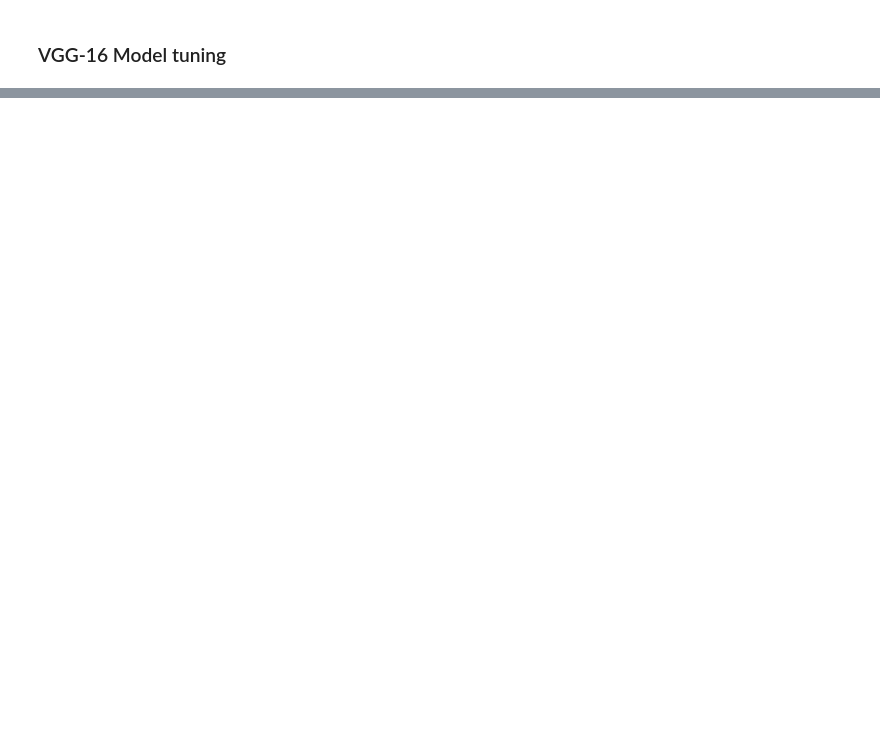
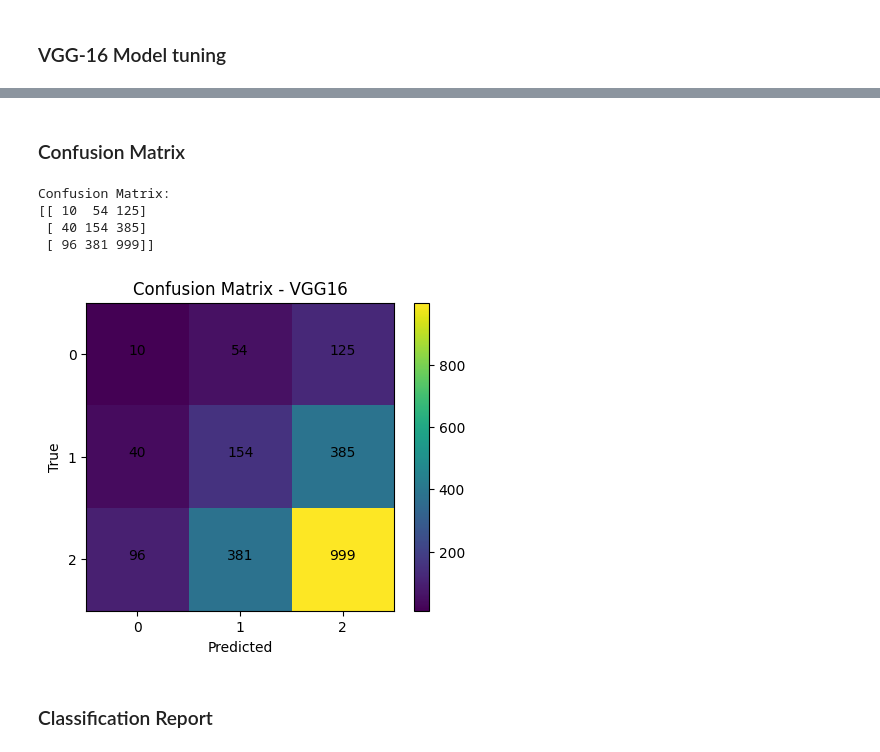
Before and after one commit to soseverse/Application-of-remote-sensing-and-deep-learning---Sand-mining-detection-at-Vietnam-Mekong-Delta, a Jupyter notebook: sm_project.ipynb, the cells around one changed output, grey strips where cells are left out. Saved outputs shown, nothing was run; the diff lists cells and outputs as text; code cells hidden in the pictures; blank space fills up the shorter version.

```diff
--- a/sm_project.ipynb
+++ b/sm_project.ipynb
@@ -639,0 +677,5 @@ plt.show()
+# %%
+true_labels = val_generator.classes
+val_generator.reset()
+predictions = model_ft1.predict(val_generator)
+pred_labels = np.argmax(predictions, axis=1)
@@ -639,0 +684,36 @@ plt.show()
+# %% [markdown]
+### Confusion Matrix
+# %%
+cm = confusion_matrix(true_labels, pred_labels)
+print("Confusion Matrix:")
+print(cm)
+# %% [output]
+Confusion Matrix:
+[[ 10  54 125]
+ [ 40 154 385]
+ [ 96 381 999]]
+# %%
+# Visualise confusion matrix
+plt.figure(figsize=(5,4))
+plt.imshow(cm, interpolation='nearest', cmap='viridis')
+plt.title("Confusion Matrix - VGG16")
+plt.colorbar()
+
+class_names = list(val_generator.class_indices.keys())
+plt.xticks(range(len(class_names)), class_names)
+plt.yticks(range(len(class_names)), class_names)
+
+plt.xlabel("Predicted")
+plt.ylabel("True")
+
+# Add values to the plot
+for i in range(cm.shape[0]):
+    for j in range(cm.shape[1]):
+        plt.text(j, i, str(cm[i, j]),
+                 horizontalalignment="center")
+
+plt.show()
+# %% [output]
+[figure, added]
+# %% [markdown]
+### Classification Report
```
Also changed, not shown: parts of 63 cells of this notebook.
